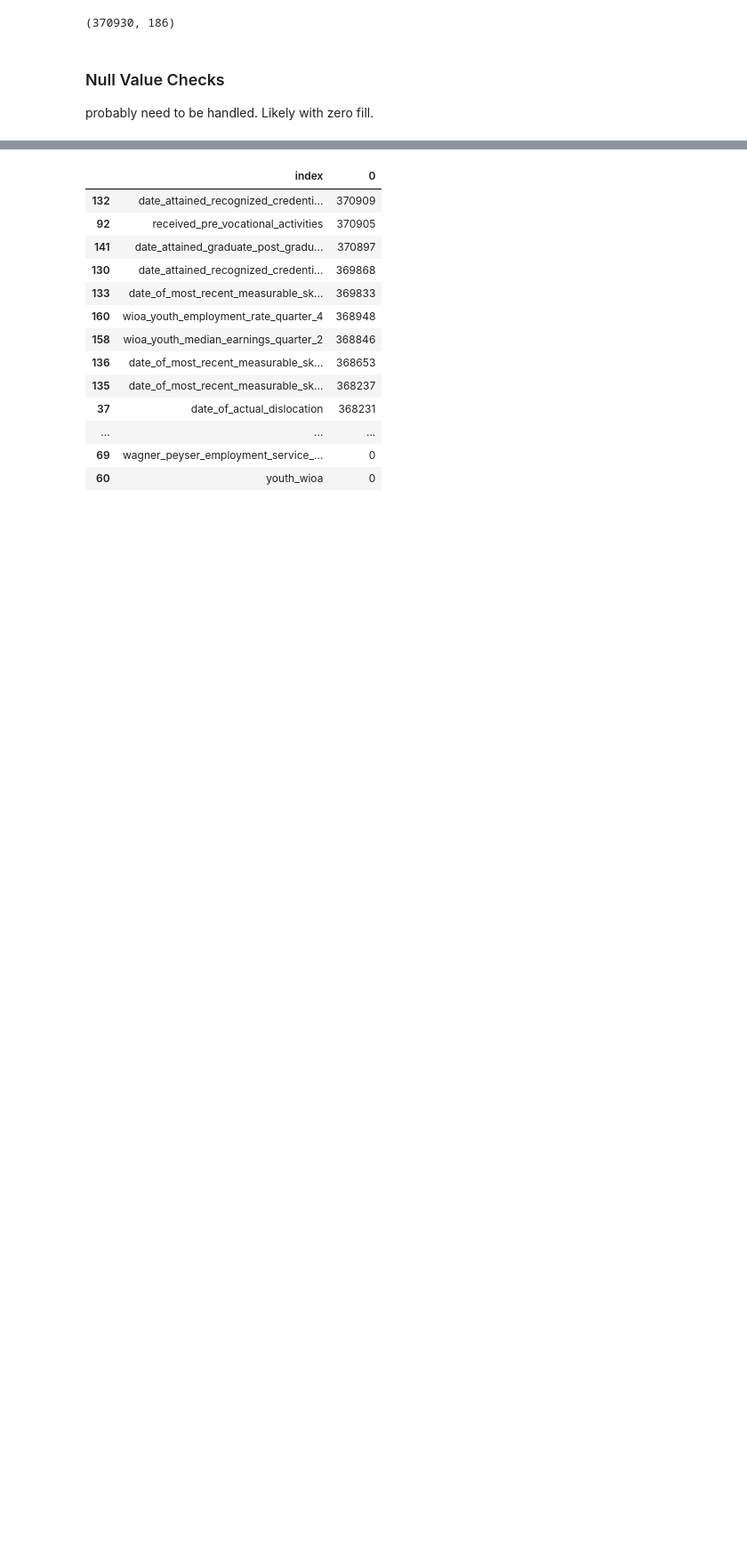
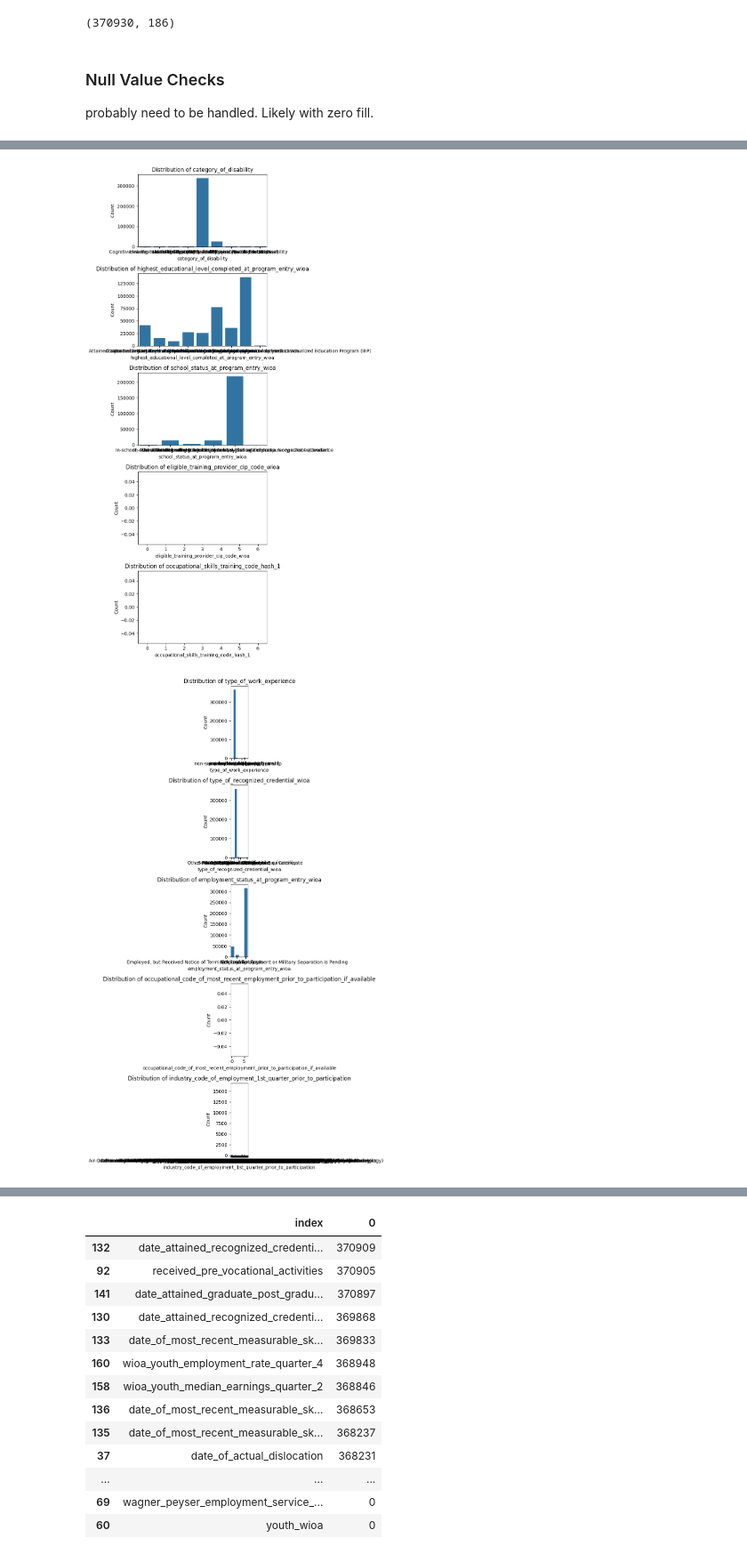
Before and after one commit to wizard-agb/ATLytics_data_2025, a Jupyter notebook: exploratory_AB.ipynb, the cells around one changed output, grey strips where cells are left out. Shown at 89% size. Drawn from its saved outputs; the diff is of its cells as text; code cells hidden in the pictures; blank space fills up the shorter version.

```diff
--- a/exploratory_AB.ipynb
+++ b/exploratory_AB.ipynb
@@ -55,0 +429,47 @@ pd.set_option('display.max_rows', None)  # Show all rows
+# %%
+import matplotlib.pyplot as plt
+import seaborn as sns
+
+def plot_categorical_features(df, feature_list, batch_size=10):
+    """Plots bar charts for categorical features in batches to avoid memory issues."""
+    feature_batches = [feature_list[i:i + batch_size] for i in range(0, len(feature_list), batch_size)]
+
+    for batch in feature_batches:
+        fig, axes = plt.subplots(len(batch), 1, figsize=(8, 3 * len(batch)))
+        if len(batch) == 1:
+            axes = [axes]  # Ensure we can index a single subplot
+
+        for i, feature in enumerate(batch):
+            sns.countplot(data=df, x=feature, ax=axes[i])
+            axes[i].set_title(f'Distribution of {feature}')
+            axes[i].set_ylabel('Count')
+            axes[i].set_xlabel(feature)
+
+        plt.tight_layout()
+        plt.show()
+
+def plot_numerical_features(df, feature_list, batch_size=10):
+    """Plots histograms and boxplots for numerical features."""
+    feature_batches = [feature_list[i:i + batch_size] for i in range(0, len(feature_list), batch_size)]
+
+    for batch in feature_batches:
+        fig, axes = plt.subplots(len(batch), 2, figsize=(10, 3 * len(batch)))
+        if len(batch) == 1:
+            axes = [axes]  # Ensure we can index a single subplot
+
+        for i, feature in enumerate(batch):
+            # Histogram
+            sns.histplot(data=df, x=feature, kde=True, ax=axes[i, 0])
+            axes[i, 0].set_title(f'Histogram of {feature}')
+
+            # Boxplot
+            sns.boxplot(data=df, y=feature, ax=axes[i, 1])
+            axes[i, 1].set_title(f'Boxplot of {feature}')
+
+        plt.tight_layout()
+        plt.show()
+# %%
+plot_categorical_features(data, cat_cols, batch_size=5)
+# %% [output]
+[figure, added]
+[figure, added]
```
Also changed, not shown: parts of 14 cells of this notebook, 2 other files.
